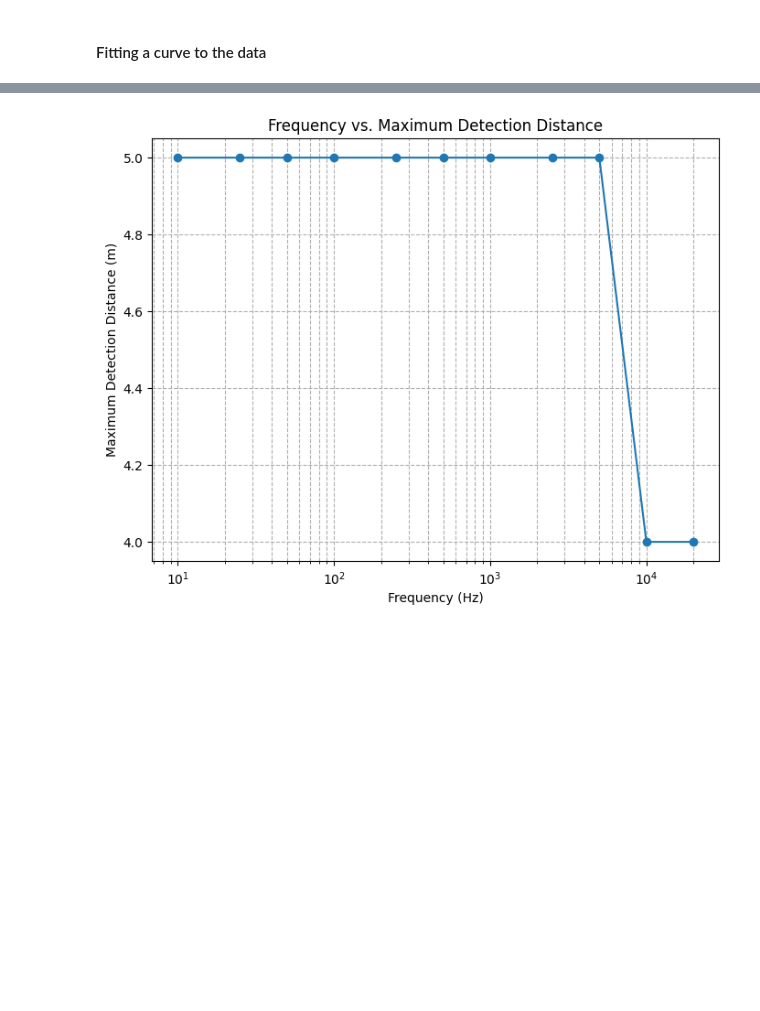
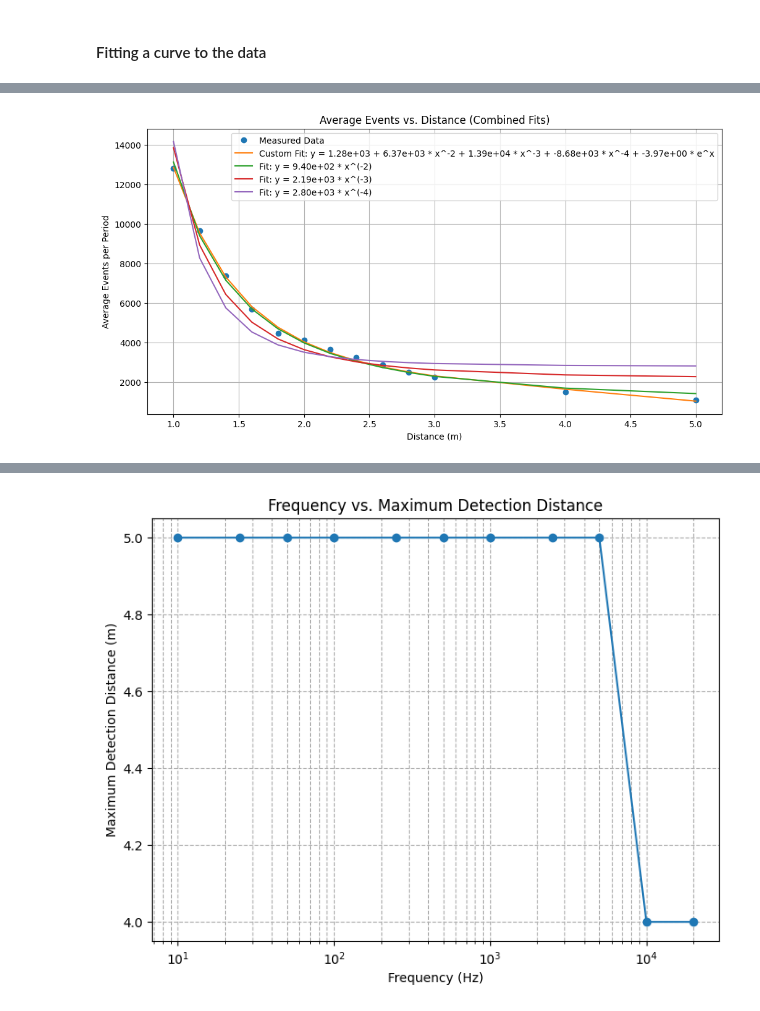
Before and after one commit to kubakubakuba/mrs-uvdar-distance-estimator, a Jupyter notebook: main.ipynb, the cells around one changed output, grey strips where cells are left out. Saved outputs shown, nothing was run; the diff lists cells and outputs as text; code cells hidden in the pictures; blank space fills up the shorter version.

```diff
--- a/main.ipynb
+++ b/main.ipynb
@@ -202,0 +206,98 @@ Fitted coefficients:
+# %%
+import numpy as np
+import matplotlib.pyplot as plt
+
+def power_law(x, k, n):
+	return k * x ** (-n)
+
+distances_array = np.array(distances)
+freq_idx = 2
+avg_events = avg_events_array[:, freq_idx]
+
+valid_indices = ~np.isnan(avg_events)
+distances_valid = distances_array[valid_indices]
+avg_events_valid = avg_events[valid_indices]
+
+X_custom = np.column_stack([
+	np.ones_like(distances_valid),
+	distances_valid**-2,
+	distances_valid**-3,
+	distances_valid**-4,
+	np.exp(distances_valid),
+])
+
+y_custom = avg_events_valid
+
+
+coefficients_custom, residuals_custom, rank_custom, s_custom = np.linalg.lstsq(X_custom, y_custom, rcond=None)
+c_fit, b_fit, d_fit, f_fit, e_fit = coefficients_custom
+y_fit_custom = X_custom @ coefficients_custom
+
+ss_res_custom = np.sum((y_custom - y_fit_custom) ** 2)
+ss_tot_custom = np.sum((y_custom - np.mean(y_custom)) ** 2)
+r2_custom = 1 - (ss_res_custom / ss_tot_custom)
+
+fits = []
+labels = []
+r2_scores = []
+
+# Fit x**-2
+X_2 = np.column_stack([np.ones_like(distances_valid), distances_valid**-2])
+coefficients_2, residuals_2, rank_2, s_2 = np.linalg.lstsq(X_2, y_custom, rcond=None)
+k_fit_2, n_fit_2 = coefficients_2
+y_fit_2 = X_2 @ coefficients_2
+fits.append(y_fit_2)
+labels.append(f'Fit: y = {k_fit_2:.2e} * x^(-2)')
+
+# R**2 for x**-2
+ss_res_2 = np.sum((y_custom - y_fit_2) ** 2)
+r2_2 = 1 - (ss_res_2 / ss_tot_custom)
+r2_scores.append(r2_2)
+
+# Fit x**-3
+X_3 = np.column_stack([np.ones_like(distances_valid), distances_valid**-3])
+coefficients_3, residuals_3, rank_3, s_3 = np.linalg.lstsq(X_3, y_custom, rcond=None)
+k_fit_3, n_fit_3 = coefficients_3
+y_fit_3 = X_3 @ coefficients_3
+fits.append(y_fit_3)
+labels.append(f'Fit: y = {k_fit_3:.2e} * x^(-3)')
+
+# R**2 for x**-3
+ss_res_3 = np.sum((y_custom - y_fit_3) ** 2)
+r2_3 = 1 - (ss_res_3 / ss_tot_custom)
+r2_scores.append(r2_3)
+
+# Fit x**-4
+X_4 = np.column_stack([np.ones_like(distances_valid), distances_valid**-4])
+coefficients_4, residuals_4, rank_4, s_4 = np.linalg.lstsq(X_4, y_custom, rcond=None)
+k_fit_4, n_fit_4 = coefficients_4
+y_fit_4 = X_4 @ coefficients_4
+fits.append(y_fit_4)
+labels.append(f'Fit: y = {k_fit_4:.2e} * x^(-4)')
+
+# R**2 for x**-4
+ss_res_4 = np.sum((y_custom - y_fit_4) ** 2)
+r2_4 = 1 - (ss_res_4 / ss_tot_custom)
+r2_scores.append(r2_4)
+
+plt.figure(figsize=(12, 6))
+plt.plot(distances_valid, avg_events_valid, 'o', label='Measured Data')
+plt.plot(distances_valid, y_fit_custom, '-', label=f'Custom Fit: y = {c_fit:.2e} + {b_fit:.2e} * x^-2 + {d_fit:.2e} * x^-3 + {f_fit:.2e} * x^-4 + {e_fit:.2e} * e^x')
+
+for fit, label in zip(fits, labels):
+	plt.plot(distances_valid, fit, '-', label=label)
+
+plt.xlabel('Distance (m)')
+plt.ylabel('Average Events per Period')
+plt.title('Average Events vs. Distance (Combined Fits)')
+plt.legend()
+plt.grid(True)
+plt.show()
+
+print(f"Custom Fit coefficients:\n c = {c_fit:.2e}, b = {b_fit:.2e}, d = {d_fit:.2e}, f = {f_fit:.2e}, e = {e_fit:.2e}")
+print(f"Custom Fit R^2: {r2_custom:.2f}")
+
+for i, (label, r2) in enumerate(zip(labels, r2_scores)):
+	print(f"{label} R^2: {r2:.2f}")
+# %% [output]
+[figure, added]
```
Also changed, not shown: parts of 6 cells of this notebook.
